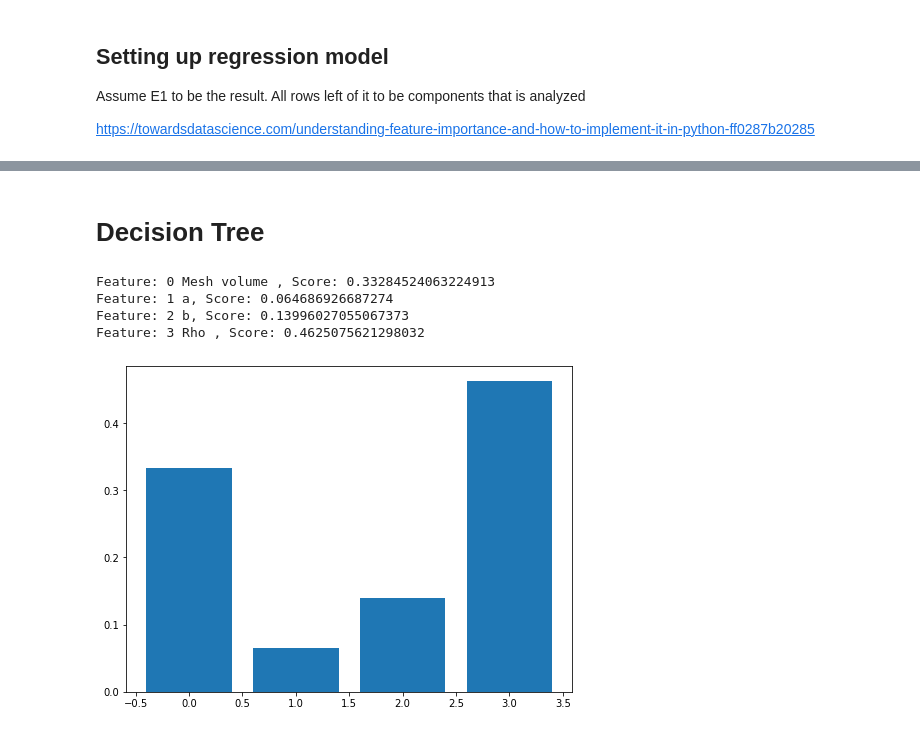
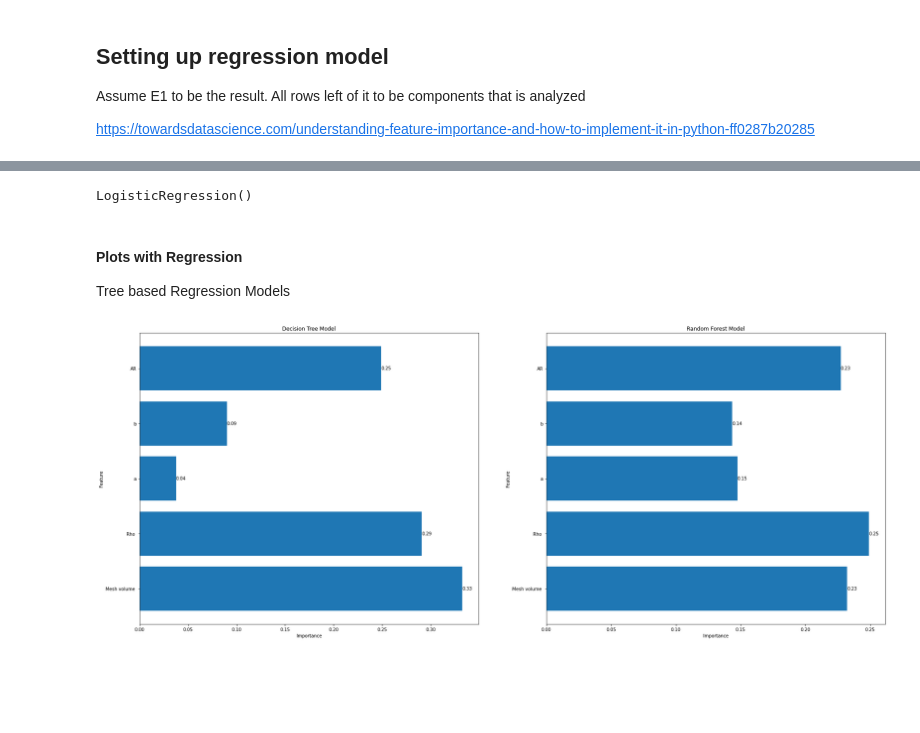
Before and after one commit to Computational-Materials-Science-UK/data_science, a Jupyter notebook: feature_importance.ipynb, the cells around one changed output, grey strips where cells are left out. Drawn from its saved outputs; the diff is of its cells as text; code cells hidden in the pictures; blank space fills up the shorter version.

```diff
--- a/feature_importance.ipynb
+++ b/feature_importance.ipynb
@@ -195,25 +207,0 @@ Index(['a', 'b', 'Mesh volume ', 'Rho '], dtype='object') [0.20211156 0.20820474
-# %%
-# linear regression feature importance
-df = df[['Mesh volume ', 'a', 'b' ,'Rho ','E1 ']]
-ncol=len(df.columns)-1
-X = df.iloc[:,0:ncol].values
-y = df.iloc[:,ncol].values
-np.shape(X),np.shape(y)
-
-
-scaler = StandardScaler()
-scaler.fit(X_train)
-X_train = scaler.transform(X_train)
-X_test = scaler.transform(X_test)
-# define the model
-lr = LinearRegression()
-# fit the model
-lr.fit(X, y)
-# get importance
-importance = lr.coef_
-# summarize feature importance
-for i,v in enumerate(importance):
-	print(f'Feature: {i}, {df.columns[i]} Score: {v}')
-# plot feature importance
-plt.bar([df.columns[x] for x in range(len(importance))], importance)
-plt.show()
@@ -247,22 +217,30 @@ Feature: 3, Rho  Score: 3.655625400693789e-15
-# %% [markdown]
-# Decision Tree
-# %%
-"""decision tree for feature importance on a regression problem"""
-
-dtr = DecisionTreeRegressor()
-# fit the model
-dtr.fit(X, y)
-# get importance
-importance = dtr.feature_importances_
-# summarize feature importance
-for i,v in enumerate(importance):
-	print(f'Feature: {i} {df.columns[i]}, Score: {v}' )
-# plot feature importance
-plt.bar([x for x in range(len(importance))], importance)
-plt.show()
-# %% [output]
-Feature: 0 Mesh volume , Score: 0.33284524063224913
-Feature: 1 a, Score: 0.064686926687274
-Feature: 2 b, Score: 0.13996027055067373
-Feature: 3 Rho , Score: 0.4625075621298032
-[figure, removed]
+# %%
+lgr = LogisticRegression()
+# fit the model
+lgr.fit(X, y)
+# %% [output]
+LogisticRegression()
+# %% [markdown]
+#### Plots with Regression
+
+Tree based Regression Models
+# %%
+
+fig, axs = plt.subplots(1, 2)
+
+
+axs[0].title.set_text('Decision Tree Model')
+hbars=axs[0].barh(X.columns, dtr.feature_importances_)
+axs[0].set_xlabel('Importance')
+axs[0].set_ylabel('Feature')
+axs[0].bar_label(hbars,fmt='%.2f')
+
+
+axs[1].title.set_text('Random Forest Model')
+hbars=axs[1].barh(X.columns, rf.feature_importances_)
+axs[1].set_xlabel('Importance')
+axs[1].set_ylabel('Feature')
+axs[1].bar_label(hbars,fmt='%.2f')
+plt.show()
+# %% [output]
+[figure, added]
```
Also changed, not shown: parts of 21 cells of this notebook.
